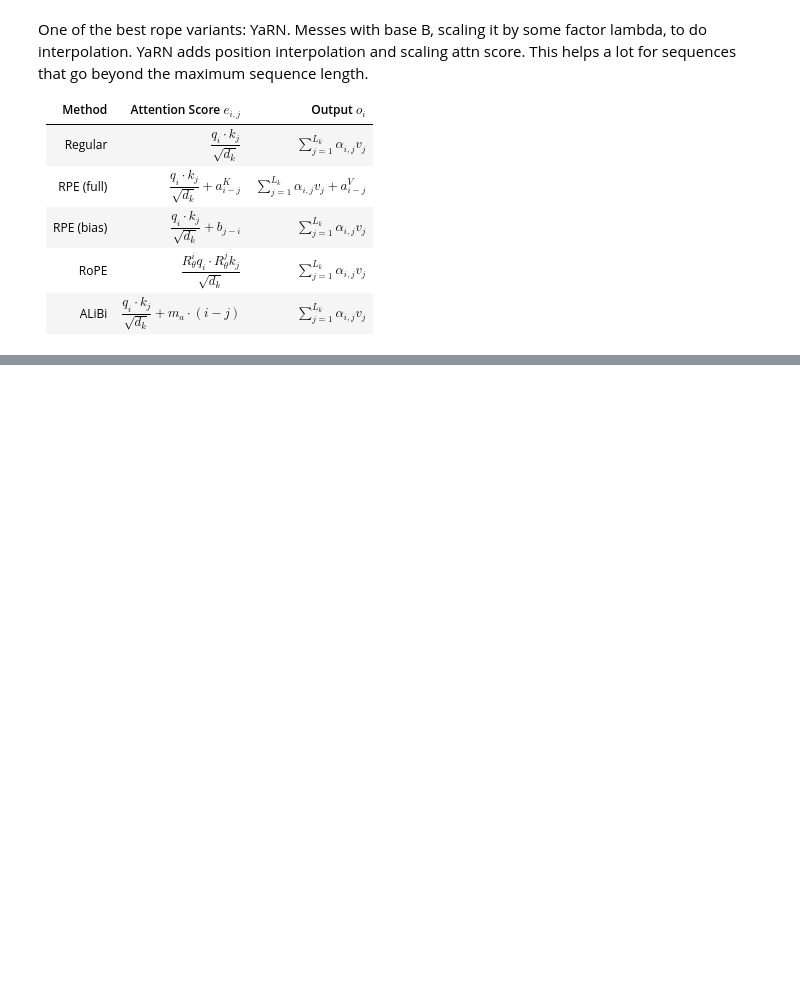
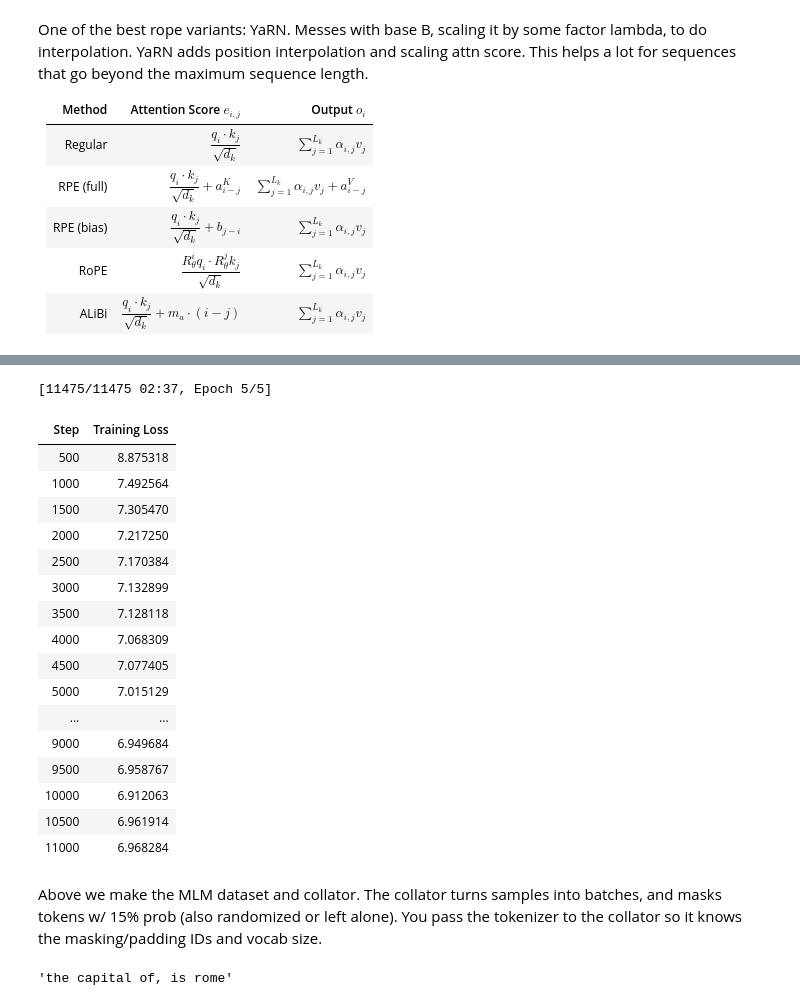
Before and after one commit to willhar/MLNotes, a Jupyter notebook: notes/Ch15Transformers.ipynb, the cells around one changed output, grey strips where cells are left out. Cells and saved outputs as stored; diff of their text form; code cells hidden in the pictures; blank space fills up the shorter version.

```diff
--- a/notes/Ch15Transformers.ipynb
+++ b/notes/Ch15Transformers.ipynb
@@ -149,0 +494,54 @@ One of the best rope variants: YaRN. Messes with base B, scaling it by some fact
+# %%
+from transformers import BertConfig, BertForMaskedLM, BertTokenizerFast
+
+bert_tknizer = BertTokenizerFast.from_pretrained("bert-base-uncased")
+config = BertConfig(
+    vocab_size=bert_tknizer.vocab_size, hidden_size=128, num_hidden_layers=2,
+    num_attention_heads=4, intermediate_size=512, max_position_embeddings=128
+)
+bert = BertForMaskedLM(config)
+# %%
+from datasets import load_dataset
+from transformers import Trainer, TrainingArguments
+from transformers import DataCollatorForLanguageModeling
+
+def tokenize(example, tokenizer=bert_tknizer):
+    return tokenizer(example["text"], truncation=True, max_length=128, padding="max_length")
+mlm_dataset = load_dataset("wikitext", "wikitext-2-raw-v1", split="train")
+mlm_dataset = mlm_dataset.map(tokenize, batched=True)
+
+args = TrainingArguments(output_dir="./my_bert", num_train_epochs=5,
+                         per_device_train_batch_size=16)
+mlm_collator = DataCollatorForLanguageModeling(bert_tknizer, mlm=True,
+                                               mlm_probability=0.15)
+trainer = Trainer(model=bert, args=args, train_dataset=mlm_dataset,
+                  data_collator=mlm_collator)
+trainer_output = trainer.train()
+# %% [output]
+[11475/11475 02:37, Epoch 5/5]
+| Step | Training Loss |
+| 500 | 8.875318 |
+| 1000 | 7.492564 |
+| 1500 | 7.305470 |
+| 2000 | 7.217250 |
+| 2500 | 7.170384 |
+| 3000 | 7.132899 |
+| 3500 | 7.128118 |
+| 4000 | 7.068309 |
+| 4500 | 7.077405 |
+| 5000 | 7.015129 |
+| ... | ... |
+| 9000 | 6.949684 |
+| 9500 | 6.958767 |
+| 10000 | 6.912063 |
+| 10500 | 6.961914 |
+| 11000 | 6.968284 |
+# %% [markdown]
+Above we make the MLM dataset and collator. The collator turns samples into batches, and masks tokens w/ 15% prob (also randomized or left alone). You pass the tokenizer to the collator so it knows the masking/padding IDs and vocab size.
+# %%
+from transformers import pipeline
+fill_mask = pipeline("fill-mask", model=bert, tokenizer=bert_tknizer)
+top_preds = fill_mask("The capital of [MASK] is Rome")
+top_preds[0]["sequence"]
+# %% [output]
+'the capital of, is rome'
```
Also changed, not shown: parts of 34 cells of this notebook, 2 other files.
